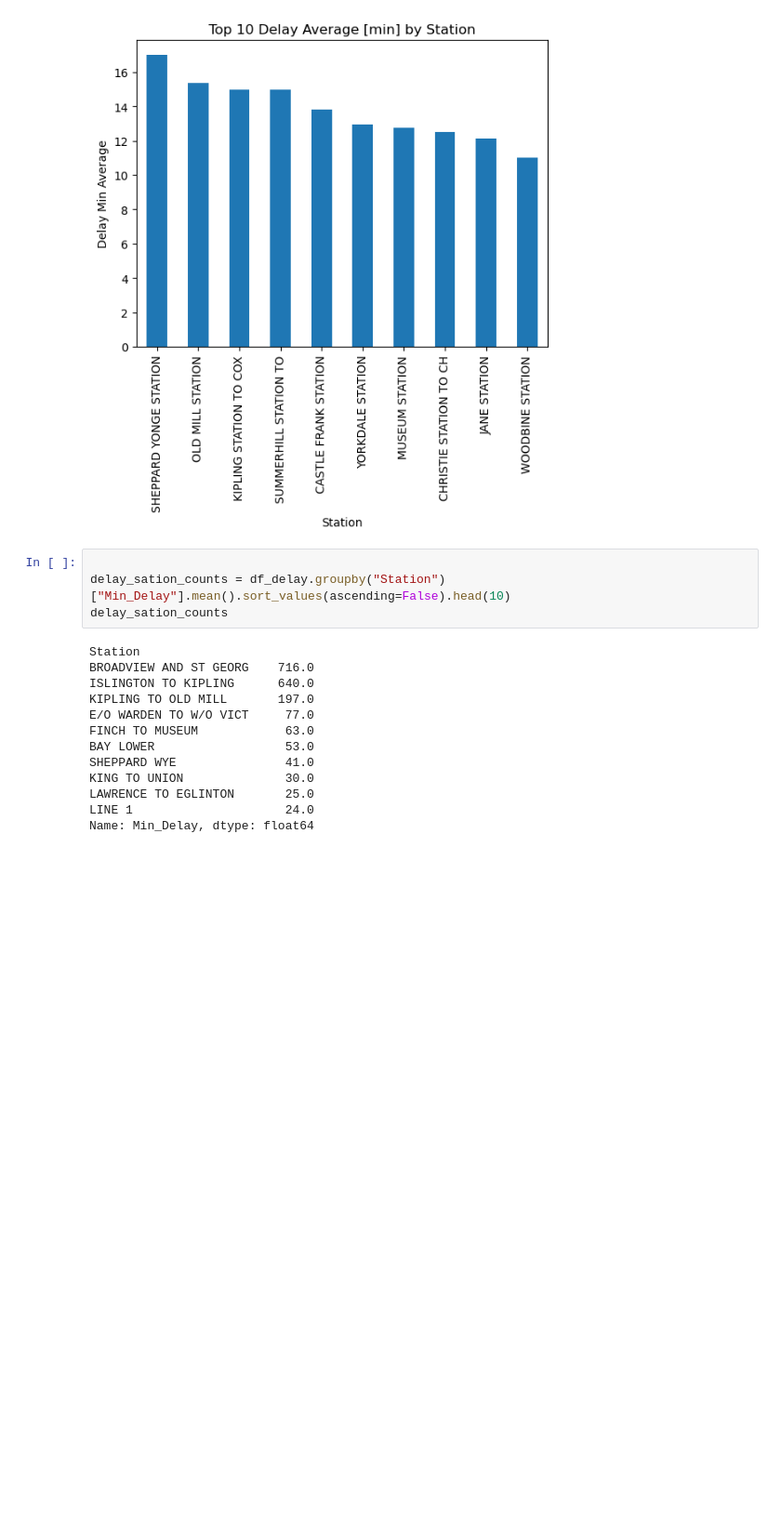
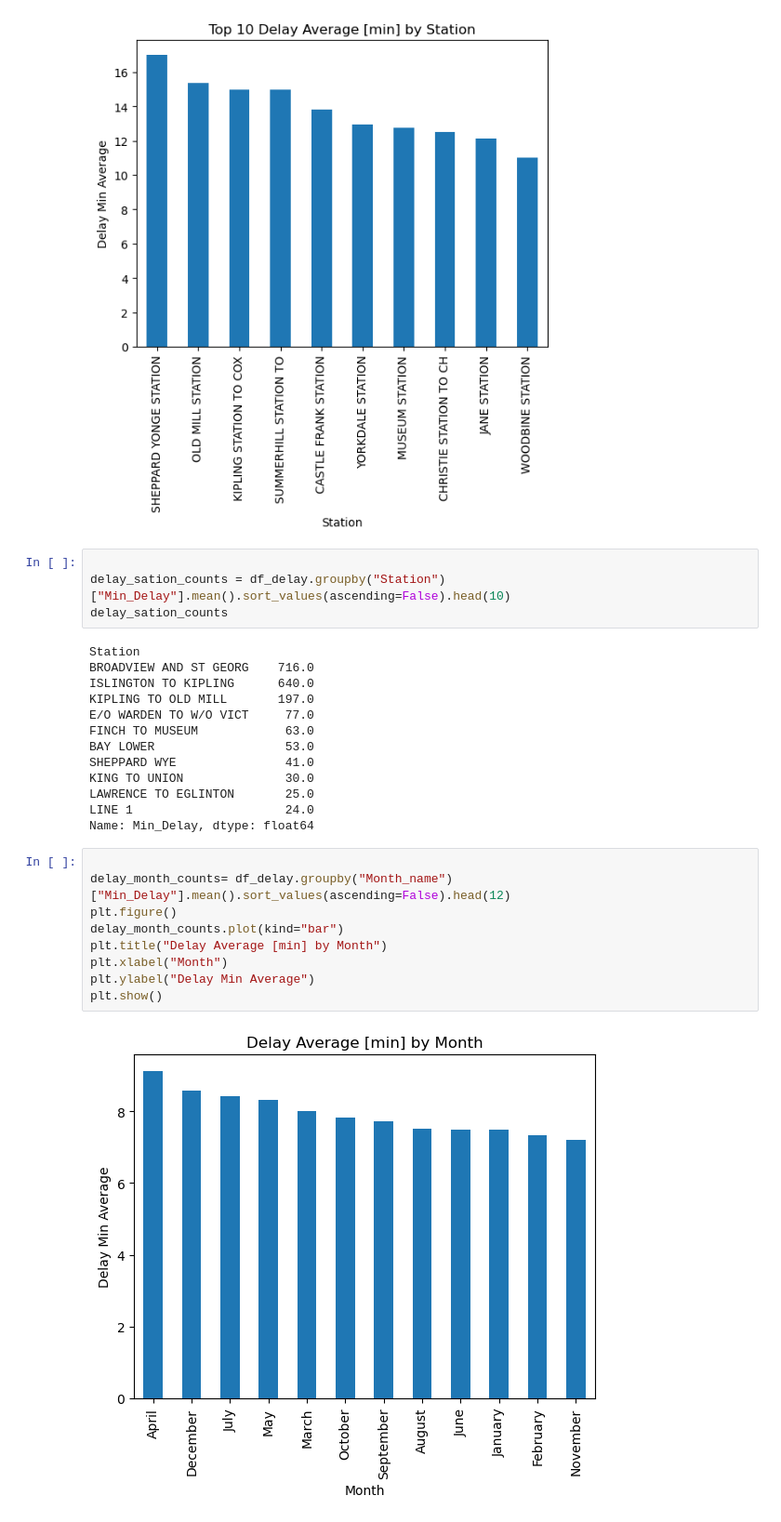
Before and after one commit to jcpeinado/Team_Project-TTC_Delays, a Jupyter notebook: 03_analysis_and_results/01_clean_data_analysis.ipynb, the cells around one changed output. Shown at 93% size. Drawn from its saved outputs; the diff is of its cells as text; blank space fills up the shorter version.

```diff
--- a/03_analysis_and_results/01_clean_data_analysis.ipynb
+++ b/03_analysis_and_results/01_clean_data_analysis.ipynb
@@ -170,3 +170,14 @@ KING TO UNION              30.0
 LAWRENCE TO EGLINTON       25.0
 LINE 1                     24.0
 Name: Min_Delay, dtype: float64
+# %%
+
+delay_month_counts= df_delay.groupby("Month_name")["Min_Delay"].mean().sort_values(ascending=False).head(12)
+plt.figure()
+delay_month_counts.plot(kind="bar")
+plt.title("Delay Average [min] by Month")
+plt.xlabel("Month")
+plt.ylabel("Delay Min Average")
+plt.show()
+# %% [output]
+[figure, added]
```
Also changed, not shown: parts of 1 cell of this notebook, 3 other files.
